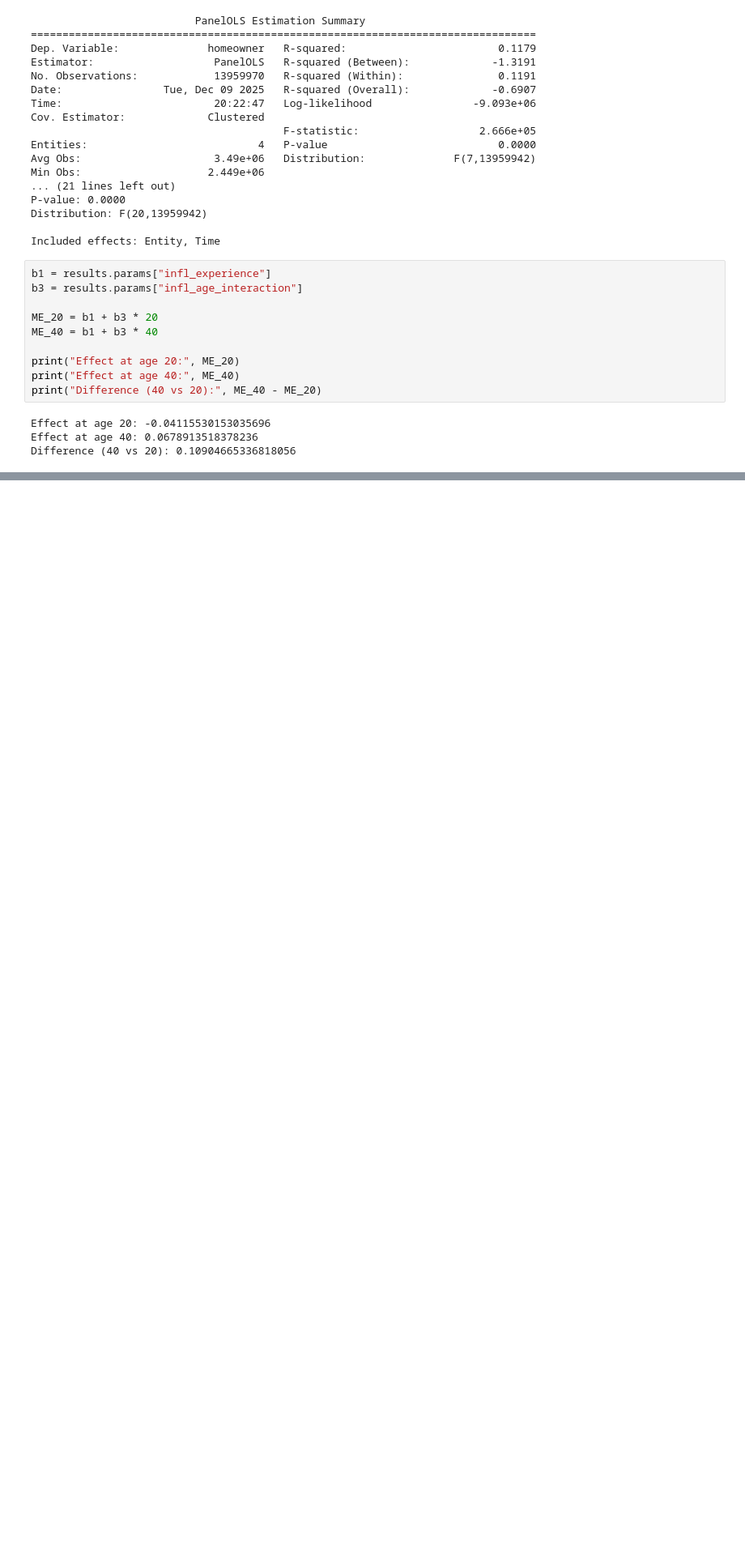
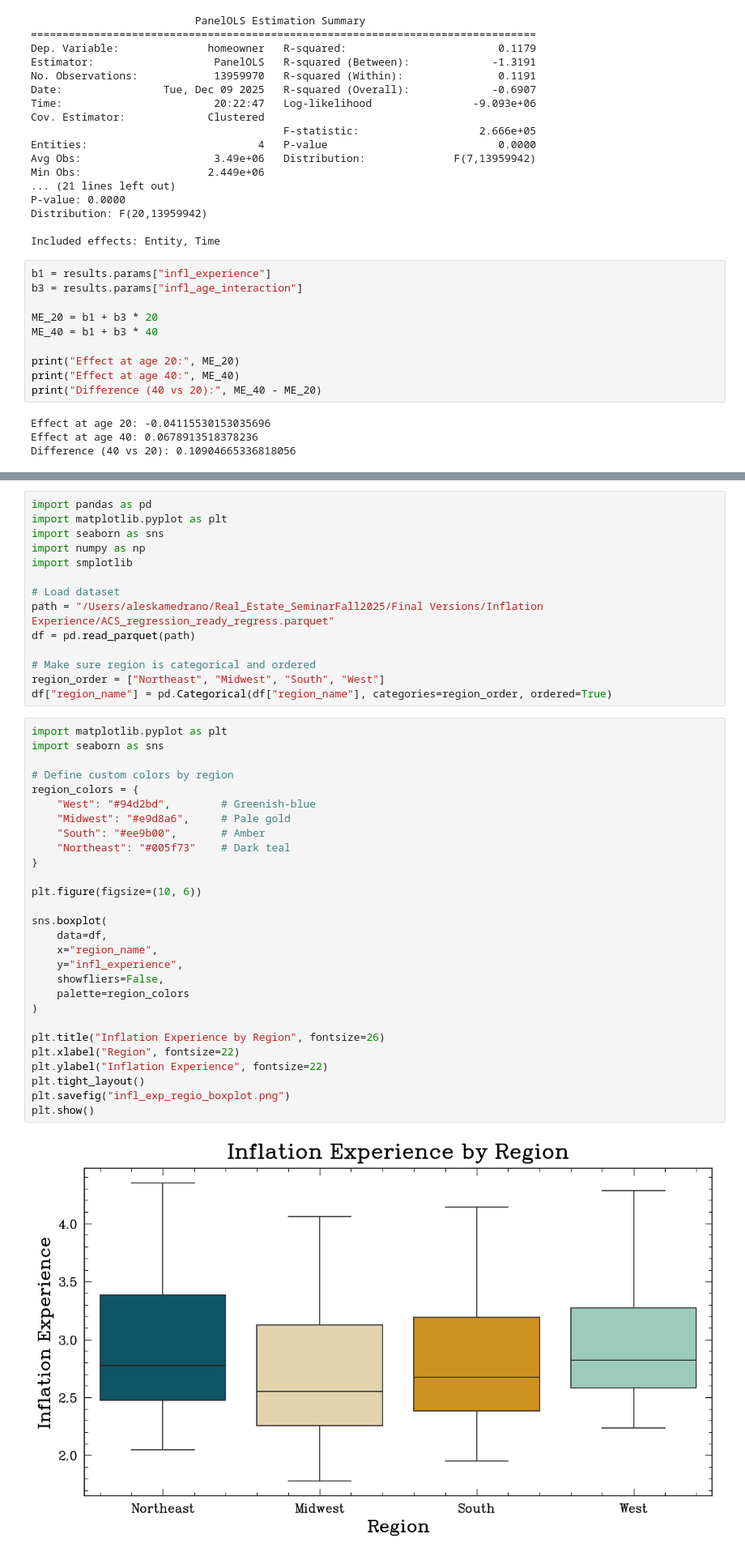
Before and after one commit to Aleska07/Real_Estate_Research, a Jupyter notebook: inflation_experience_vf.ipynb, the cells around one changed output, grey strips where cells are left out. Shown: that part at 81% size. Cells and saved outputs as stored; diff of their text form; blank space fills up the shorter version.

```diff
--- a/inflation_experience_vf.ipynb
+++ b/inflation_experience_vf.ipynb
@@ -1198,0 +1177,44 @@ People with hgher inflaiton experiences should have higher effect of homwownerhs
+# %%
+import pandas as pd
+import matplotlib.pyplot as plt
+import seaborn as sns
+import numpy as np
+import smplotlib
+
+# Load dataset
+path = "/Users/aleskamedrano/Real_Estate_SeminarFall2025/Final Versions/Inflation Experience/ACS_regression_ready_regress.parquet"
+df = pd.read_parquet(path)
+
+# Make sure region is categorical and ordered
+region_order = ["Northeast", "Midwest", "South", "West"]
+df["region_name"] = pd.Categorical(df["region_name"], categories=region_order, ordered=True)
+# %%
+import matplotlib.pyplot as plt
+import seaborn as sns
+
+# Define custom colors by region
+region_colors = {
+    "West": "#94d2bd",        # Greenish-blue
+    "Midwest": "#e9d8a6",     # Pale gold
+    "South": "#ee9b00",       # Amber
+    "Northeast": "#005f73"    # Dark teal
+}
+
+plt.figure(figsize=(10, 6))
+
+sns.boxplot(
+    data=df,
+    x="region_name",
+    y="infl_experience",
+    showfliers=False,
+    palette=region_colors
+)
+
+plt.title("Inflation Experience by Region", fontsize=26)
+plt.xlabel("Region", fontsize=22)
+plt.ylabel("Inflation Experience", fontsize=22)
+plt.tight_layout()
+plt.savefig("infl_exp_regio_boxplot.png")
+plt.show()
+# %% [output]
+[figure, added]
```
Also changed, not shown: parts of 5 cells of this notebook.
